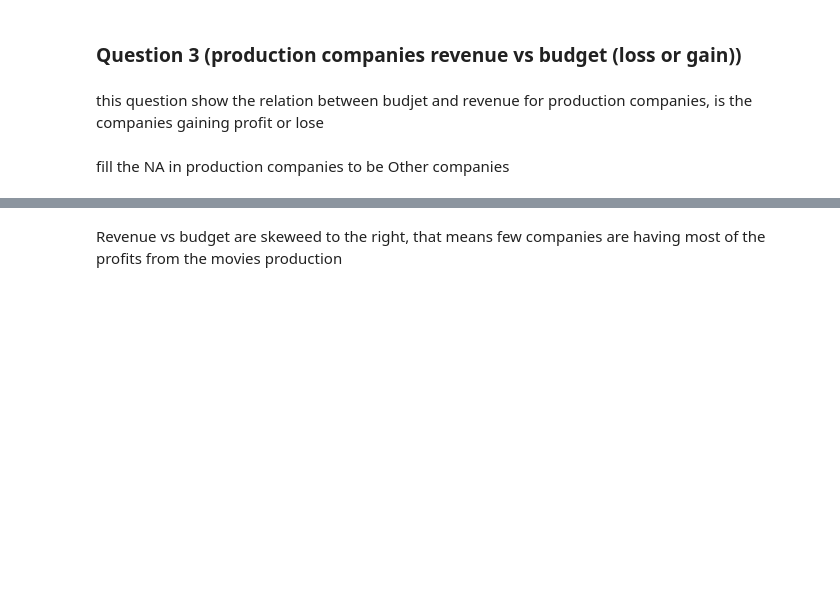
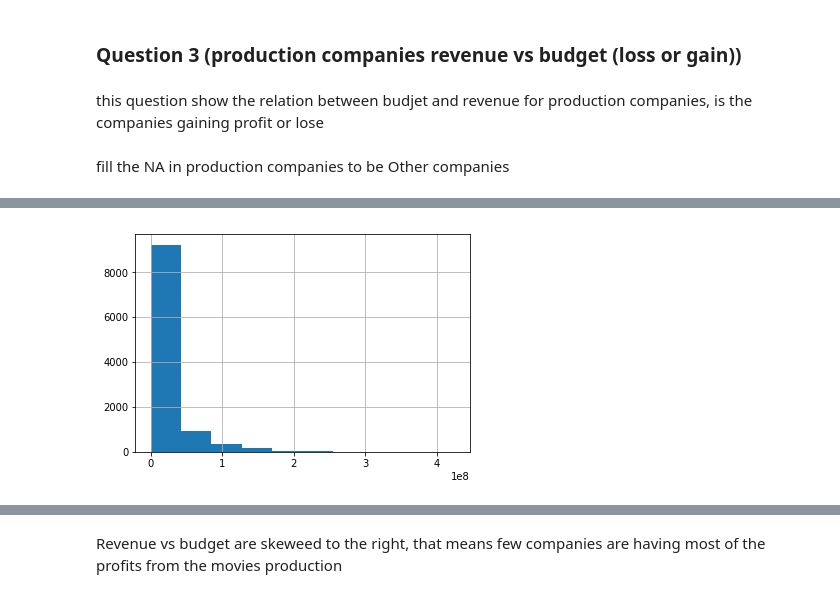
Before and after one commit to MRabi3/TPD_Movies, a Jupyter notebook: Investigate_a_Dataset.ipynb, the cells around one changed output, grey strips where cells are left out. Cells and saved outputs as stored; diff of their text form; code cells hidden in the pictures; blank space fills up the shorter version.

```diff
--- a/Investigate_a_Dataset.ipynb
+++ b/Investigate_a_Dataset.ipynb
@@ -327,0 +338,4 @@ plt.legend();
+# %%
+df['budget_adj'].hist();
+# %% [output]
+[figure, added]
```
Also changed, not shown: parts of 20 cells of this notebook, 18 other files.
